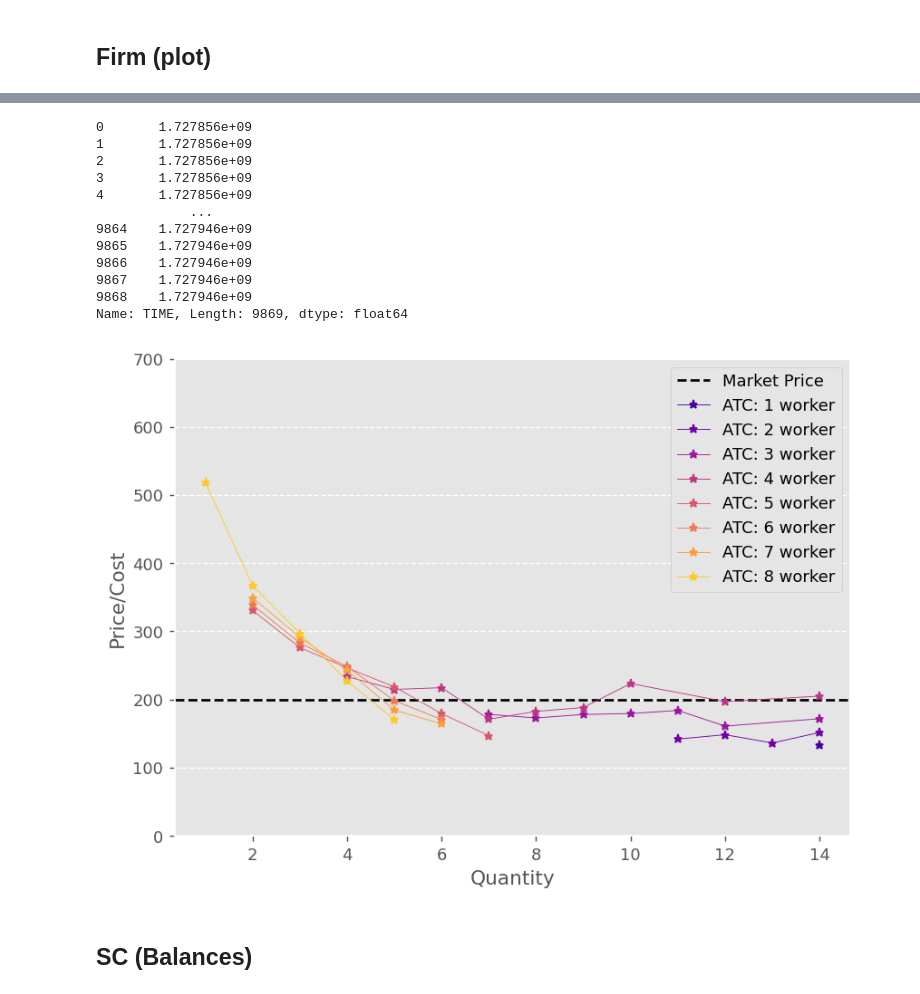
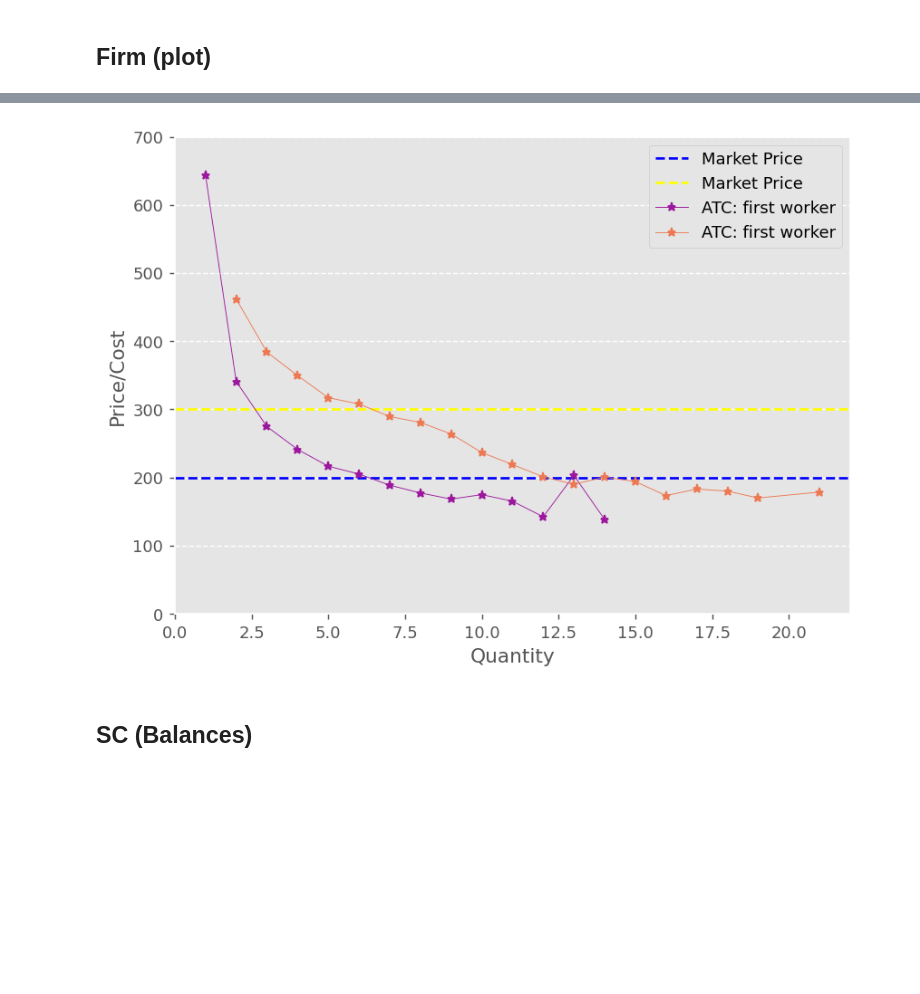
Before and after one commit to teksander/toychain-argos, a Jupyter notebook: MarketForaging/results/plotter_econ.ipynb, the cells around one changed output, grey strips where cells are left out. Cells and saved outputs as stored; diff of their text form; code cells hidden in the pictures; blank space fills up the shorter version.

```diff
--- a/MarketForaging/results/plotter_econ.ipynb
+++ b/MarketForaging/results/plotter_econ.ipynb
@@ -560,12 +576,14 @@ df = df_firm
 df = get_param_df(df, 'generic', 'num_robots', alias = 'Robots')
 df = get_param_df(df, 'patches', 'utility', alias = 'Reward')
 
+df['TIME'] = df['TSTART']
+
 df['C']      = df.apply(lambda row: eval(row['C'].replace(',', ', ')), axis=1)
 df['MC']     = df.apply(lambda row: eval(row['MC'].replace(',', ', ')), axis=1)
-df['Q'] = df['Q'].astype(int)
-df['Reward'] = df.apply(lambda row: eval(row['Reward'])['blue'], axis=1)
-
-display(df['TIME'])
+df['Q']      = df['Q'].astype(int)
+# Temporary
+df['QLTY']   = df.apply(lambda row: 'yellow' if any(a>250 for a in row['MC']) else 'blue', axis=1)
+df['UTIL']   = df.apply(lambda row: eval(row['Reward'])[row['QLTY']], axis=1)
 
 # Plot options
 XX = 'CFG'
@@ -574,18 +592,19 @@ yl = 'Price/Cost'
 xl = 'Quantity'
 fs = double
 
-# df = df.query('TIME<800')
-df['TIME'] = df['TSTART']
+# df = df.query('QLTY=="yellow"')
+# df = df.query('Q>16')
 # df = df.query('REP=="010"')
 # df = df.query('CFG=="7"')
-
+# display(df)
 # Create plot
 fig, ax = plt.figure(figsize=fs), plt.axes()
 
-plt.axhline(y = df['Reward'].mean(), color = 'k', linestyle = '--', label="Market Price")
-label_mc, label_atc  = "Marginal Cost", "Average Total Cost"
+palette = sns.color_palette('plasma', len(df[EXP_CFG+['QLTY']].drop_duplicates()))
 
-palette = sns.color_palette('plasma', len(df[EXP_CFG].drop_duplicates()))
+for i, (qlty, group) in enumerate(df.groupby('QLTY')):
+    plt.axhline(y = group['UTIL'].mean(), color = qlty, linestyle = '--', label="Market Price")
+    label_mc, label_atc  = "Marginal Cost", "Average Total Cost"
 
 # ## Actual Drops
 # for i, (exp_cfg_val, group) in enumerate(df.groupby(EXP_CFG)):
@@ -593,12 +612,11 @@ palette = sns.color_palette('plasma', len(df[EXP_CFG].drop_duplicates()))
 #         ax=ax, linestyle='', linewidth=0.5, marker='*', markersize=5,
 #         label="_nolegend_", color=palette[i])
 
-# display(df)
 ## Average Total Cost Mean
-df_ATC = df.groupby(EXP_CFG+['Q'])[YY].mean()
+df_ATC = df.groupby(EXP_CFG+['Q','QLTY'])[YY].mean()
 
 # Loop through the unique EXP_CFG values and plot each one
-for i, (exp_cfg_val, group) in enumerate(df.groupby(EXP_CFG)):
+for i, (exp_cfg_val, group) in enumerate(df.groupby(EXP_CFG+['QLTY'])):
     group_ATC = group.groupby('Q')[YY].mean()  # Group by Q and calculate mean ATC
     group_ATC.plot(
         ax=ax, linestyle='-', linewidth=0.5, marker='*', markersize=5,
@@ -616,46 +634,34 @@ for i, (exp_cfg_val, group) in enumerate(df.groupby(EXP_CFG)):
 #     dfa[str(i)] =d['MC']
 
 # ## Marginal Cost Mean
 # dfa_mean = dfa.mean(axis=1)
 # dfa_mean.plot(ax=ax, linestyle = '--', linewidth = '2',marker='', markersize='2.5', color = 'k', label="MC (mean)")
 
 
 # # for g,d in df.explode('C').groupby('TIME'):
 # #     d.reset_index(inplace=True)
 # #     d.index += 1
 # #     (d['C']+d['FC']).plot(ax=ax, linestyle = '-', linewidth = '0.5', marker='*', markersize='2.5', color = 'g')
 
 
 # Edit plot
 plt.suptitle('')
 ax.xaxis.set_minor_locator(ticker.NullLocator())
 # ax.xaxis.set_ticks(d.index-1)
 ax.xaxis.grid(False)
 ax.yaxis.grid(True, linestyle = '--')
 ax.set_xlabel(xl)
 ax.set_ylabel(yl)
 ax.set_title('')
 ax.set_ylim(ymin=0, ymax = 700)
 # ax.set_xlim(xmin=0, xmax = 20)
 ax.legend()
 
 plt.gcf().tight_layout()
 # plt.savefig("plots/experiment_"+EXP+"/value_bp_%s_%s.png" % (XX,YY), bbox_inches='tight', dpi=600)
 plt.show()
 # %% [output]
-0       1.727856e+09
-1       1.727856e+09
-2       1.727856e+09
-3       1.727856e+09
-4       1.727856e+09
-            ...
-9864    1.727946e+09
-9865    1.727946e+09
-9866    1.727946e+09
-9867    1.727946e+09
-9868    1.727946e+09
-Name: TIME, Length: 9869, dtype: float64
-[figure, old version]
+[figure, new version]
 # %% [markdown]
 ## SC (Balances)
 # %%
```
Also changed, not shown: parts of 8 cells of this notebook, 2 other files.
